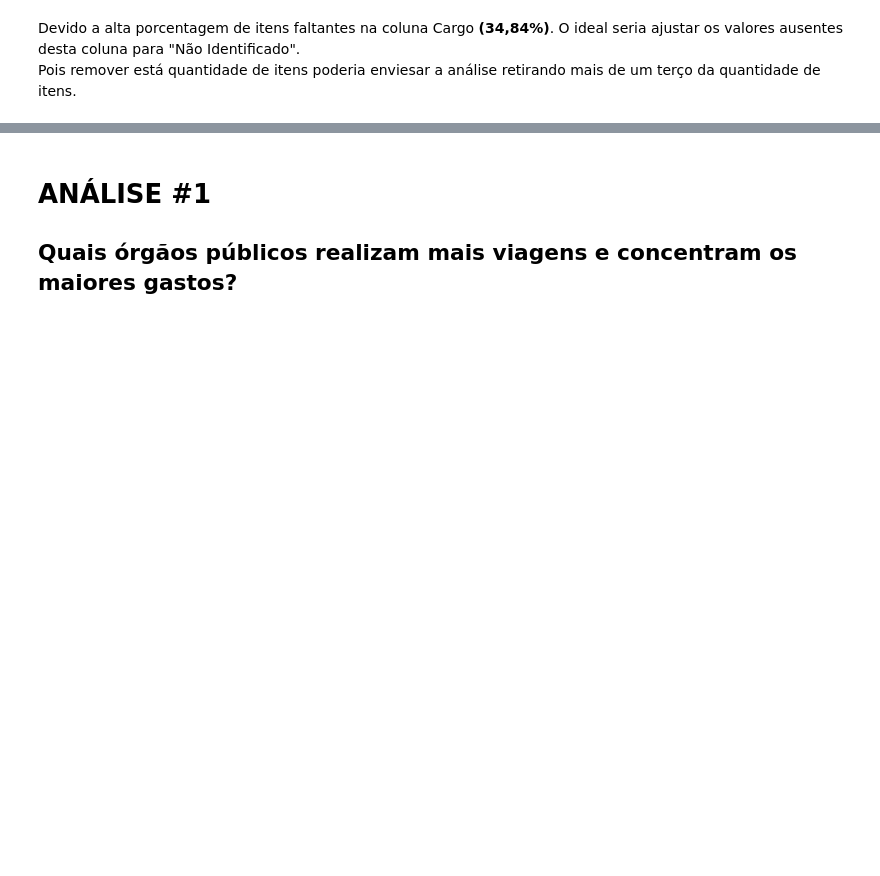
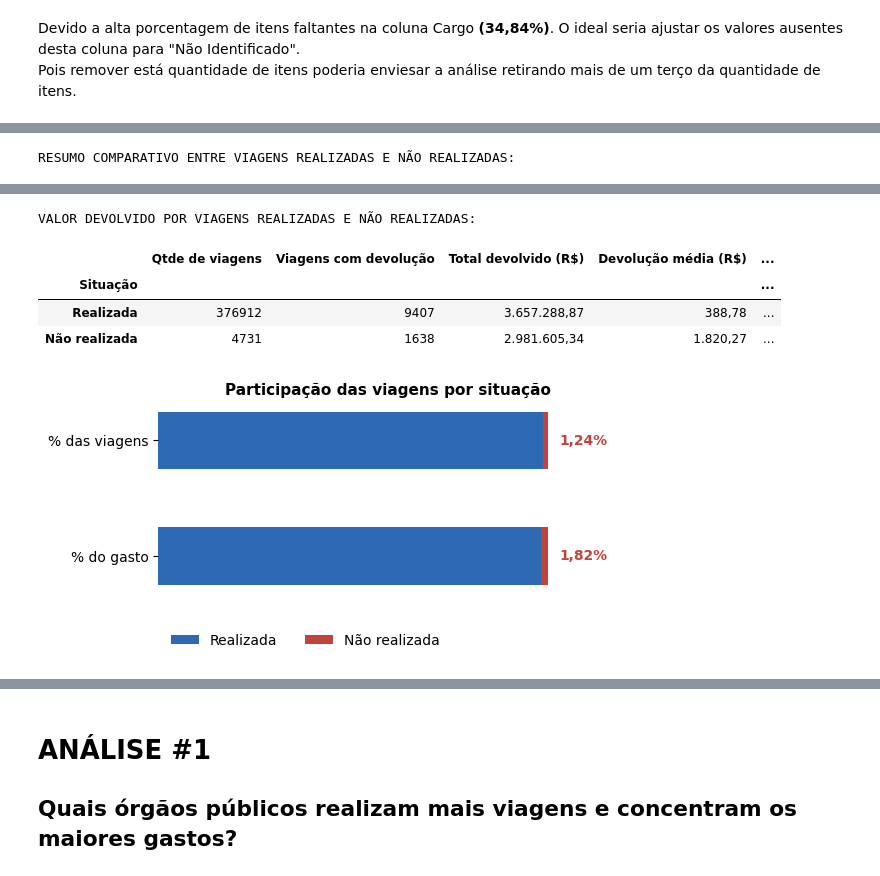
Before and after one commit to rafael-m-ferreira/caixaverso_projeto_final, a Jupyter notebook: notebooks/analise.ipynb, the cells around one changed output, grey strips where cells are left out. Drawn from its saved outputs; the diff is of its cells as text; code cells hidden in the pictures; blank space fills up the shorter version.

Commit message:
Formatação de enumeração de itens e inclusão de nota sobre outliers

```diff
--- a/notebooks/analise.ipynb
+++ b/notebooks/analise.ipynb
@@ -244,0 +465,19 @@ No quadro de devoluções, as estatísticas de posição são calculadas apenas
+# %%
+#TRATAMENTO DAS VISAGENS PENDENTES:
+
+# Vetorização com np.where: a condição é avaliada de uma só vez sobre todo o array,
+# em código compilado (C), sem laço em Python. Em ~380 mil registros, alternativas
+# linha a linha como .apply() ou iterrows() seriam ordens de magnitude mais lentas,
+# pois exigem uma chamada de função Python por registro.
+
+DATA_CORTE = pd.Timestamp('2026-08-16')
+
+manter = np.where(
+    (df_viagem['Situação'] == 'Não realizada') &
+    (df_viagem['Período - Data de início'] >= DATA_CORTE),
+    False, True
+)
+df_analise = df_viagem[manter].copy()
+
+print(f'Removidos: {len(df_viagem) - len(df_analise)} registros')
+print(f'Base final: {len(df_analise):,}')
@@ -245,8 +487,8 @@ No quadro de devoluções, as estatísticas de posição são calculadas apenas
 # %%
-# Resumo de viagens realizadas e não realiazdas
+# QUADRO RESUMO DE VIAGENS REALIZADAS E NÃO REALIZADAS
 print("\nRESUMO COMPARATIVO ENTRE VIAGENS REALIZADAS E NÃO REALIZADAS:")
 
-resumo_por_situacao = df_viagem_limpo.groupby("Situação").agg(
+resumo_por_situacao = df_analise.groupby("Situação").agg(
     **{
         'Qtde de viagens':        ('Identificador do processo de viagem', 'count'),
         'Gasto total (R$)':       ('Gasto total', 'sum'),
@@ -263,11 +505,12 @@ resumo_por_situacao = df_viagem_limpo.groupby("Situação").agg(
 
 display(resumo_por_situacao)
 
-# Resumo dos valores devolvidos por situação (Realizada e Não realizada)
+
+# QUADRO RESUMO DOS VALORES DEVOLVIDOS POR SITUAÇÃO (REALIZADA E NÃO REALIZADA)
 
 print("\nVALOR DEVOLVIDO POR VIAGENS REALIZADAS E NÃO REALIZADAS:")
 
-vr_devolvido_por_situacao = df_viagem_limpo.groupby("Situação").agg(
+vr_devolvido_por_situacao = df_analise.groupby("Situação").agg(
     **{
         'Qtde de viagens':          ('Valor devolução', 'size'),
         'Viagens com devolução':    ('Valor devolução', lambda s: (s > 0).sum()),
@@ -276,12 +519,52 @@ vr_devolvido_por_situacao = df_viagem_limpo.groupby("Situação").agg(
         'Devolução mediana (R$)':   ('Valor devolução', lambda s: s[s > 0].median()),
         'Devolução P95 (R$)':       ('Valor devolução', lambda s: s[s > 0].quantile(0.95)),
         'Maior devolução (R$)':     ('Valor devolução', 'max'),
-        '_gasto':                   ('Gasto total', 'sum'), #  coluna criada para viabilizar o indicador `% do gasto recuperado`. Foi descartada ao final.
+        '_gasto':                   ('Gasto total', 'sum'), # criada para viabilizar o indicador `% do gasto recuperado`
+                                                            #(foi descartada ao final)
     }
 ).assign(**{
     '% viagens c/ devolução':  lambda d: d['Viagens com devolução'] / d['Qtde de viagens'] * 100,
-    '% do total devolvido':    lambda d: d['Total devolvido (R$)'] / d['Total devolvido (R$)'].sum() * 100,
     '% do gasto recuperado':   lambda d: d['Total devolvido (R$)'] / d['_gasto'] * 100,
 }).sort_values('Total devolvido (R$)', ascending=False).drop(columns='_gasto')
 
 display(vr_devolvido_por_situacao)
+
+
+
+# --- Gráfico com a participação de viagens realizadas e não realizadas ---
+
+r = resumo_por_situacao.sort_values('% das viagens', ascending=False)
+grupos = r.index.tolist()                    # maior grupo primeiro
+metricas = ['% das viagens', '% do gasto']
+valores = r[metricas].T                      # linhas = métricas, colunas = grupos
+
+cores = ['#2e6ab3', '#c1443c', '#e07b39', '#6a994e']  # suporta mais de 2 situações
+
+fig, ax = plt.subplots(figsize=(6, 3.2))
+y = np.arange(len(metricas))
+esquerda = np.zeros(len(metricas))
+
+for i, g in enumerate(grupos):
+    ax.barh(y, valores[g], left=esquerda, height=0.5,
+            color=cores[i % len(cores)], label=g)
+    esquerda += valores[g].values
+
+# Rótulos dos grupos minoritários, à direita da barra
+for i, g in enumerate(grupos[1:], start=1):
+    for j, v in enumerate(valores[g]):
+        ax.annotate(f'{v:.2f}%'.replace('.', ','),
+                    xy=(100, j), xytext=(8, 0), textcoords='offset points',
+                    va='center', color=cores[i % len(cores)], fontweight='bold')
+
+ax.set_yticks(y); ax.set_yticklabels(metricas)
+ax.set_xlim(0, 118)
+ax.set_xticks([])
+ax.invert_yaxis()
+ax.set_title('Participação das viagens por situação', fontweight='bold', fontsize=11)
+ax.legend(frameon=False, loc='lower left', bbox_to_anchor=(0, -0.35), ncol=len(grupos))
+for s in ['top', 'right', 'left', 'bottom']:
+    ax.spines[s].set_visible(False)
+
+plt.tight_layout(); plt.show()
+# %% [output]
+RESUMO COMPARATIVO ENTRE VIAGENS REALIZADAS E NÃO REALIZADAS:
@@ -288,3 +575,9 @@ display(vr_devolvido_por_situacao)
+VALOR DEVOLVIDO POR VIAGENS REALIZADAS E NÃO REALIZADAS:
+|  | Qtde de viagens | Viagens com devolução | Total devolvido (R$) | Devolução média (R$) | ... |
+| Situação |  |  |  |  | ... |
+| Realizada | 376912 | 9407 | 3.657.288,87 | 388,78 | ... |
+| Não realizada | 4731 | 1638 | 2.981.605,34 | 1.820,27 | ... |
+[figure, added]
 # %% [markdown]
 ### Proporção de viagens realizadas e não realizadas
 
```
Also changed, not shown: parts of 40 cells of this notebook.
